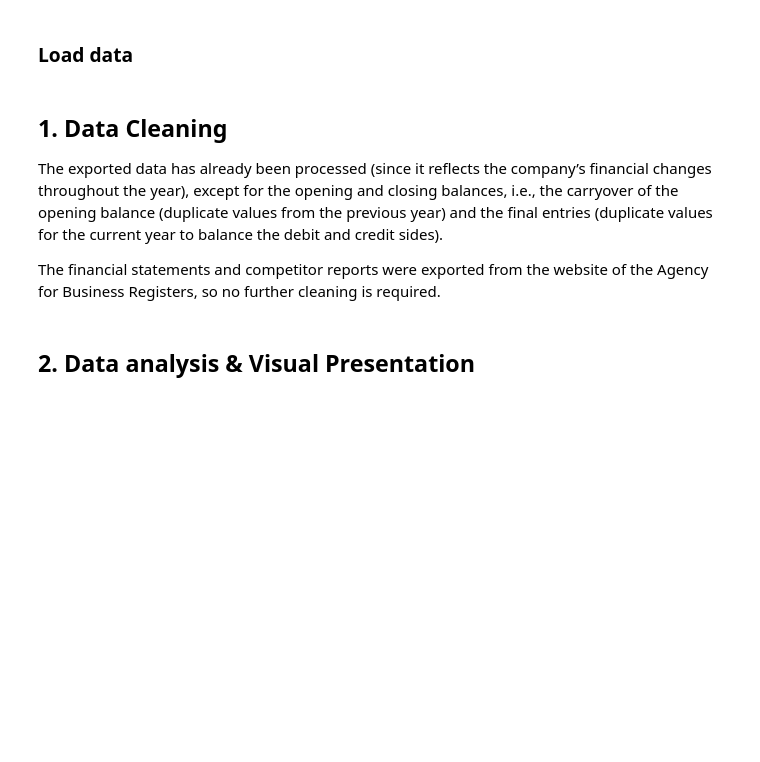
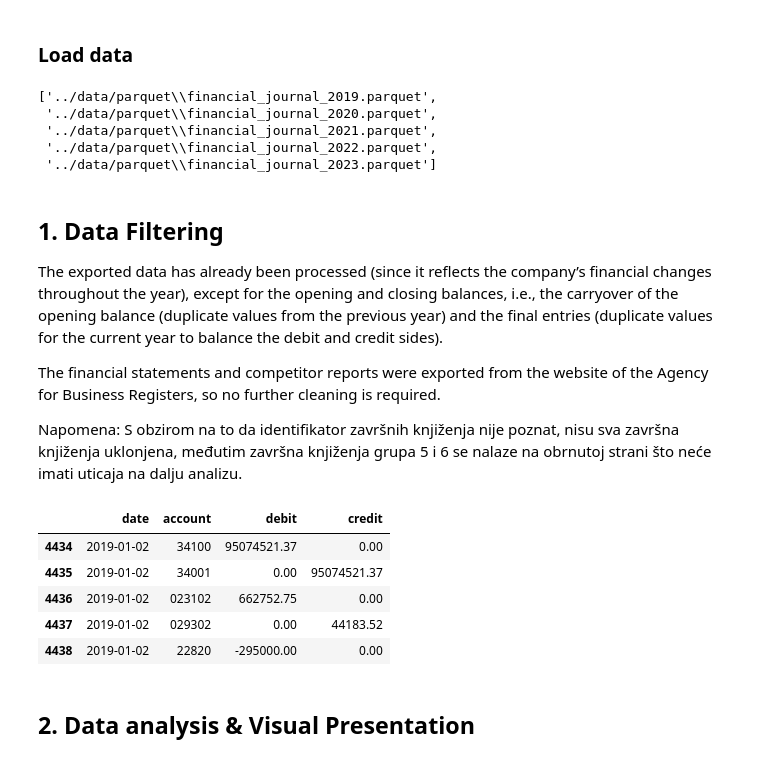
Before and after one commit to JovicaB/financial-ledger-analysis, a Jupyter notebook: notebooks/analysis_ledger.ipynb, the cells around one changed output. Drawn from its saved outputs; the diff is of its cells as text; code cells hidden in the pictures; blank space fills up the shorter version.

```diff
--- a/notebooks/analysis_ledger.ipynb
+++ b/notebooks/analysis_ledger.ipynb
@@ -43,30 +32,36 @@ years = [2019, 2020, 2021, 2022, 2023]
+# %%
+ledger_files = sorted(glob("../data/parquet/financial_journal_*.parquet"))
+
+df = pd.concat((pd.read_parquet(file) for file in ledger_files))
+ledger_files
+# %% [output]
+['../data/parquet\\financial_journal_2019.parquet',
+ '../data/parquet\\financial_journal_2020.parquet',
+ '../data/parquet\\financial_journal_2021.parquet',
+ '../data/parquet\\financial_journal_2022.parquet',
+ '../data/parquet\\financial_journal_2023.parquet']
 # %% [markdown]
-## 1. Data Cleaning
+## 1. Data Filtering
 
 The exported data has already been processed (since it reflects the company’s financial changes throughout the year), except for the opening and closing balances, i.e., the carryover of the opening balance (duplicate values from the previous year) and the final entries (duplicate values for the current year to balance the debit and credit sides).
 
 The financial statements and competitor reports were exported from the website of the Agency for Business Registers, so no further cleaning is required.
+
+Napomena: S obzirom na to da identifikator završnih knjiženja nije poznat, nisu sva završna knjiženja uklonjena, međutim završna knjiženja grupa 5 i 6 se nalaze na obrnutoj strani što neće imati uticaja na dalju analizu.
-# %%
-for name, path in ledger_data_files.items():
-    if not os.path.exists(path):
-        raise FileNotFoundError(f"Datoteka {name} nije pronađena na putanji: {path}")
-
-df = []
-
-for name, path in ledger_data_files.items():
-    yearly_df = pd.read_parquet(path)
-
-    yearly_df['date'] = pd.to_datetime(yearly_df['date'])
-
-    if yearly_df['date'].isnull().any():
-        print(f"Warning: Some dates were not parsed correctly in file: {name}")
-
-    yearly_df = yearly_df[~((yearly_df['date'].dt.month == 1) & (yearly_df['date'].dt.day == 1))]
-    yearly_df = yearly_df[~(yearly_df['account'].str.startswith(('599', '699', '7')))]
-
-    df.append(yearly_df)
-
-df = pd.concat(df, ignore_index=True)
+# %%
+df['date'] = pd.to_datetime(df['date'])
+
+df = df[~((df['date'].dt.month == 1) & (df['date'].dt.day == 1))]
+df = df[~(df['account'].str.startswith(('599', '699', '7')))]
+
+df.head()
+# %% [output]
+|  | date | account | debit | credit |
+| 4434 | 2019-01-02 | 34100 | 95074521.37 | 0.00 |
+| 4435 | 2019-01-02 | 34001 | 0.00 | 95074521.37 |
+| 4436 | 2019-01-02 | 023102 | 662752.75 | 0.00 |
+| 4437 | 2019-01-02 | 029302 | 0.00 | 44183.52 |
+| 4438 | 2019-01-02 | 22820 | -295000.00 | 0.00 |
 # %% [markdown]
 ## 2. Data analysis & Visual Presentation
 # %% [markdown]
```
Also changed, not shown: parts of 12 cells of this notebook, 1 other file.
